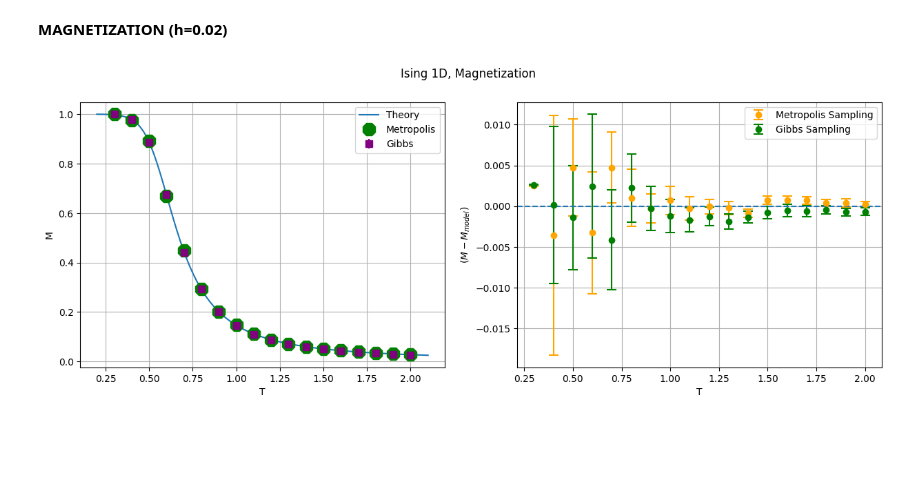
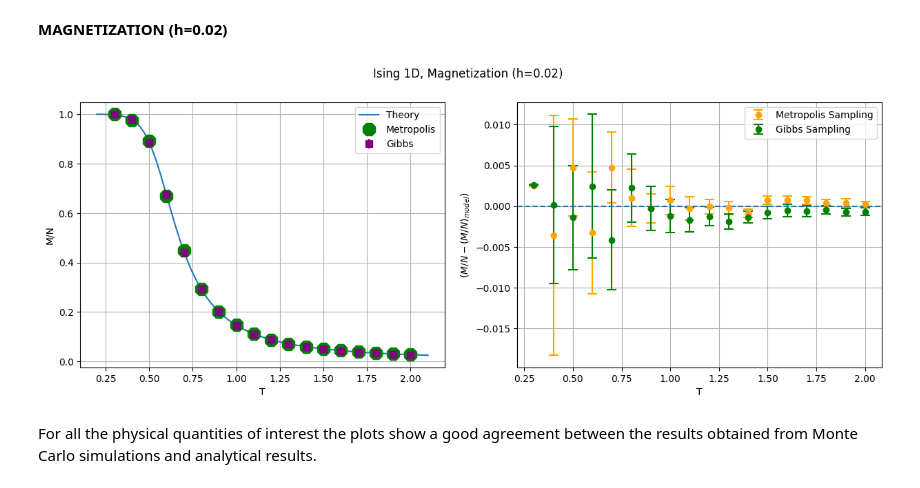
Before and after one commit to francescogrienti/NumericalSimulationLaboratory, a Jupyter notebook: LSN_lecture_06/notebook_6.ipynb, the cells around one changed output. Drawn from its saved outputs; the diff is of its cells as text; code cells hidden in the pictures; blank space fills up the shorter version.

```diff
--- a/LSN_lecture_06/notebook_6.ipynb
+++ b/LSN_lecture_06/notebook_6.ipynb
@@ -248,34 +265,36 @@ magn_Gib_x, magn_Gib_y, magn_Gib_var = np.loadtxt("/home/francesco/NumericalSimu
 #theory
 h=0.02 #external field
 b = 1./T
 
 l1 = np.exp(b*J)*np.cosh(b*h)+np.sqrt(np.exp(2*b*J)*np.cosh(b*h)*np.cosh(b*h)-2*np.sinh(2*b*J))
 l2 = np.exp(b*J)*np.cosh(b*h)-np.sqrt(np.exp(2*b*J)*np.cosh(b*h)*np.cosh(b*h)-2*np.sinh(2*b*J))
 Z = l1**Ns + l2**Ns
 M = (np.exp(b*J)*np.sinh(b*h)*((l1**(Ns-1))*(1+np.exp(b*J)*np.cosh(b*h)/np.sqrt(np.exp(2*b*J)*np.cosh(b*h)*np.cosh(b*h)-2*np.sinh(2*b*J)))
         + (l2**(Ns-1))*(1-np.exp(b*J)*np.cosh(b*h)/np.sqrt(np.exp(2*b*J)*np.cosh(b*h)*np.cosh(b*h)-2*np.sinh(2*b*J)))))/(Z)
 
 # Creo la figura con due subplot affiancati
 fig, (ax1, ax2) = plt.subplots(1, 2, figsize=(15, 5))
-fig.suptitle('Ising 1D, Magnetization')
+fig.suptitle('Ising 1D, Magnetization (h=0.02)')
 ax1.errorbar(magn_Metr_x, magn_Metr_y, yerr=magn_Metr_var, label="Metropolis", color="green", fmt='8', markersize=14)
 ax1.errorbar(magn_Gib_x, magn_Gib_y, yerr=magn_Gib_var, label="Gibbs", color="purple", fmt='s', markersize=7)
 ax1.plot(T, M, label="Theory")
 ax1.set_xlabel('T')
-ax1.set_ylabel('M')
+ax1.set_ylabel('M/N')
 ax1.legend()
 ax1.grid(True)
 
 ax2.errorbar(magn_Metr_x,magn_Metr_y - Mag(magn_Metr_x, J, Ns, h), yerr=magn_Metr_var, fmt='o', capsize=5, capthick=1.5, c='orange', label='Metropolis Sampling')
 ax2.errorbar(magn_Gib_x, magn_Gib_y - Mag(magn_Gib_x, J, Ns, h), yerr=magn_Gib_var, fmt='o', capsize=5, capthick=1.5, c='green', label='Gibbs Sampling')
 ax2.axhline(y=0, ls='--')
 ax2.set_xlabel('T')
-ax2.set_ylabel('$(M - M_{model})$')
+ax2.set_ylabel('$(M/N - (M/N)_{model})$')
 ax2.legend()
 ax2.grid(True)
 
 
 # Mostro la figura con i due plot affiancati
 plt.show()
 # %% [output]
-[figure, old version]
+[figure, new version]
+# %% [markdown]
+For all the physical quantities of interest the plots show a good agreement between the results obtained from Monte Carlo simulations and analytical results.
```
Also changed, not shown: parts of 1 cell of this notebook.
